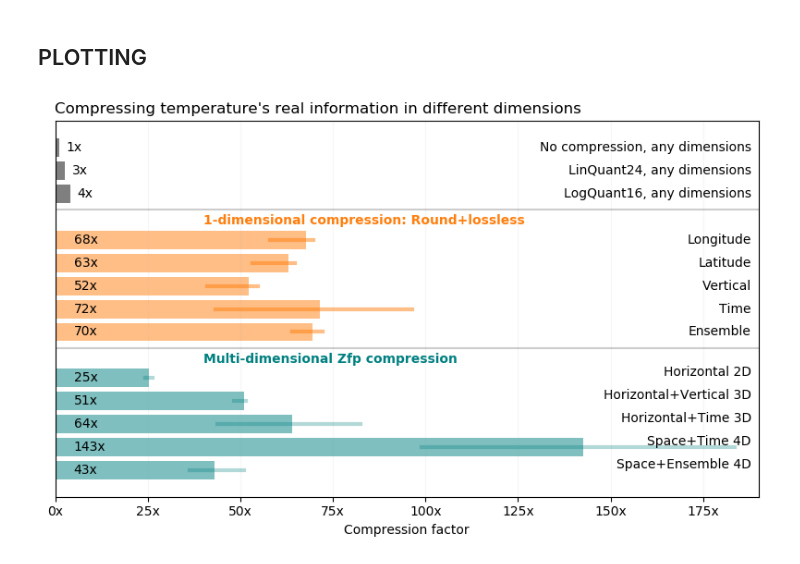
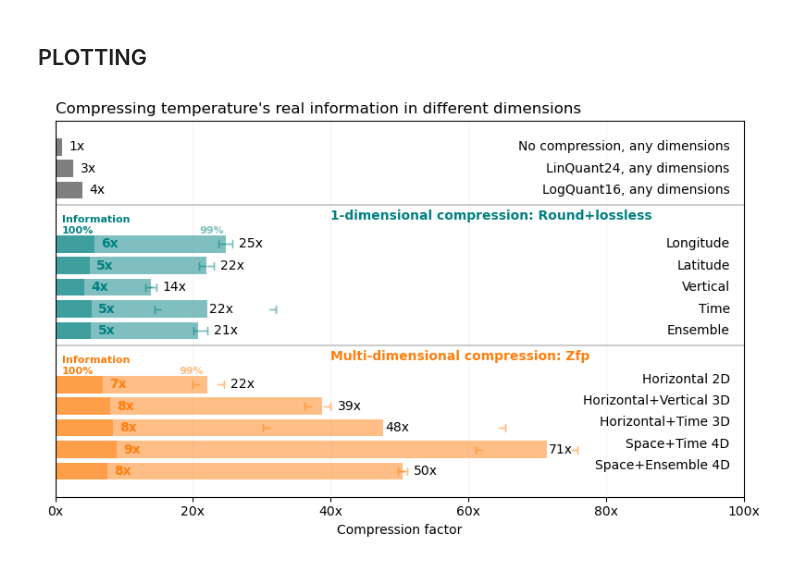
Before and after one commit to ECMWFCode4Earth/Elefridge.jl, a Jupyter notebook: nb/compressfac_comparison.ipynb, the cells around one changed output. Cells and saved outputs as stored; diff of their text form; code cells hidden in the pictures.

```diff
--- a/nb/compressfac_comparison.ipynb
+++ b/nb/compressfac_comparison.ipynb
@@ -97,7 +141,8 @@ end
 chunksize = 8
 Nsteps1h = 91                              # there are 91 steps with dt=1h
 Nchunks = Nsteps1h÷chunksize               # compress in chunks of 4 time steps
-cfs_zfp_4d_spacetime = fill(0.0,Nchunks)
+cfs_zfp_4d_spacetime99 = fill(0.0,Nchunks)
+cfs_zfp_4d_spacetime100 = fill(0.0,Nchunks)
 ori_size = Nlon*Nlat*Nvert*Nbytes*2*chunksize      # relative to Float64
 
 for ic in 1:Nchunks
@@ -111,13 +156,7 @@ for ic in 1:Nchunks
     end
     print("L")
 
-    if ic <= 4
-        precision = 13
-    else
-        precision = 12
-    end
-
-    cf = ori_size/sizeof(zfp_compress(temp,precision=precision))
-    cfs_zfp_4d_spacetime[ic] = cf
-    print("X $(Int(round(cf))),")
+    cfs_zfp_4d_spacetime99[ic] = ori_size/sizeof(zfp_compress(temp,precision=precision99,nthreads=8))
+    cfs_zfp_4d_spacetime100[ic] = ori_size/sizeof(zfp_compress(temp,precision=precision100,nthreads=8))
+    print("X,")
 end
@@ -259,53 +490,71 @@ labels_zfp = ["Horizontal 2D","Horizontal+Vertical 3D",
 # %% [markdown]
 ## PLOTTING
 # %%
-# PLOT
 fig,ax1 = subplots(1,1,figsize=(8,5),sharex=true)
 
 alfa = 0.5
 alfa2 = 0.3
-xmax = 190
+xmax = 100
+color1 = "teal"
+color2 = "C1"
 
-i = 1
+i = 1.0
 for (cf,label) in zip(cfs_basic,labels_basic)
     ax1.barh(i,cf,color="k",alpha=alfa)
     ax1.text(xmax-2,i,label,ha="right",va="center")
-    ax1.text(cf+2,i,string(round(Int,cf))*"x",ha="left",va="center")
+    ax1.text(cf+1,i,string(round(Int,cf))*"x",ha="left",va="center")
     i += 1
 end
 
 ax1.axhline(i-.3,color="k",alpha=.2)
-ax1.text(40,i-.1,"1-dimensional compression: Round+lossless",va="top",color="C1",fontweight="bold")
-i += 1
+ax1.text(40,i-.1,"1-dimensional compression: Round+lossless",va="top",color=color1,fontweight="bold")
+i += 1.5
 
-for (cf,cf5,cf95,label) in zip(cfs_zstd,cfs_zstd5,cfs_zstd95,labels_zstd)
-    ax1.barh(i,cf,color="C1",alpha=alfa)
-    ax1.plot([cf5,cf95],[i,i],"C1",lw=3,alpha=alfa)
+ax1.text(1,i-0.5,"Information\n100%",color=color1,fontweight="bold",fontsize=8)
+ax1.text(21,i-0.5,"99%",color=color1,fontweight="bold",fontsize=8,alpha=alfa)
+
+for (cf99,cf99min,cf99max,cf100,label) in zip(
+        cfs_zstd99,cfs_zstd99min,cfs_zstd99max,cfs_zstd100,labels_zstd)
+    ax1.barh(i,cf99,color=color1,alpha=alfa)
+    ax1.barh(i,cf100,color=color1,alpha=alfa)
+    ax1.plot(cf99min,i,color=color1,marker=L"$\vdash$",alpha=alfa)
+    ax1.plot(cf99max,i,color=color1,marker=L"$\dashv$",alpha=alfa)
+    offset = cf99max-cf99 > 3 ? .3 : cf99max-cf99+1.5
     ax1.text(xmax-2,i,label,ha="right",va="center")
-    ax1.text(5,i,string(round(Int,cf))*"x",ha="left",va="center")
+    ax1.text(cf99+offset,i,string(round(Int,cf99))*"x",ha="left",va="center")
+    ax1.text(cf100+1,i,string(round(Int,cf100))*"x",color=color1,ha="left",va="center",fontweight="bold")
     i += 1
 end
 
 ax1.axhline(i-.3,color="k",alpha=.2)
-ax1.text(40,i-.1,"Multi-dimensional Zfp compression",va="top",color="teal",fontweight="bold")
-i += 1
+ax1.text(40,i-.1,"Multi-dimensional compression: Zfp",va="top",color=color2,fontweight="bold")
+i += 1.5
 
-for (cf,cf5,cf95,label) in zip(cfs_zfp,cfs_zfp5,cfs_zfp95,labels_zfp)
-    ax1.barh(i,cf,color="teal",alpha=alfa)
-    ax1.plot([cf5,cf95],[i,i],color="teal",lw=3,alpha=alfa2)
+ax1.text(1,i-0.5,"Information\n100%",color=color2,fontweight="bold",fontsize=8)
+ax1.text(18,i-0.5,"99%",color=color2,fontweight="bold",fontsize=8,alpha=alfa)
+
+for (cf99,cf99min,cf99max,cf100,label) in zip(
+        cfs_zfp99,cfs_zfp99min,cfs_zfp99max,cfs_zfp100,labels_zfp)
+    ax1.barh(i,cf99,color=color2,alpha=alfa)
+    ax1.barh(i,cf100,color=color2,alpha=alfa)
+    ax1.plot(cf99min,i,color=color2,marker=L"$\vdash$",alpha=alfa)
+    ax1.plot(cf99max,i,color=color2,marker=L"$\dashv$",alpha=alfa)
+    offset = cf99max-cf99 > 3 ? .3 : cf99max-cf99+1.5
     ax1.text(xmax-2,i-.25,label,ha="right",va="center")
-    ax1.text(5,i,string(round(Int,cf))*"x",ha="left",va="center")
+    ax1.text(cf99+offset,i,string(round(Int,cf99))*"x",ha="left",va="center")
+    ax1.text(cf100+1,i,string(round(Int,cf100))*"x",ha="left",va="center",color=color2,fontweight="bold")
     i += 1
 end
 
 ax1.xaxis.set_major_formatter(ticker.FormatStrFormatter("%dx"))
 ax1.invert_yaxis()
 ax1.set_yticks([])
 ax1.set_xlim(0,xmax)
 ax1.set_xlabel("Compression factor")
 ax1.set_title("Compressing temperature's real information in different dimensions",loc="left")
 ax1.grid(alpha=0.1)
+
 tight_layout()
-savefig("../plots/cfs_dimensions2.png")
+savefig("../plots/cfs_dimensions3.png",dpi=200)
 # %% [output]
-[figure, old version]
+[figure, new version]
```
Also changed, not shown: parts of 40 cells of this notebook, 19 other files.
